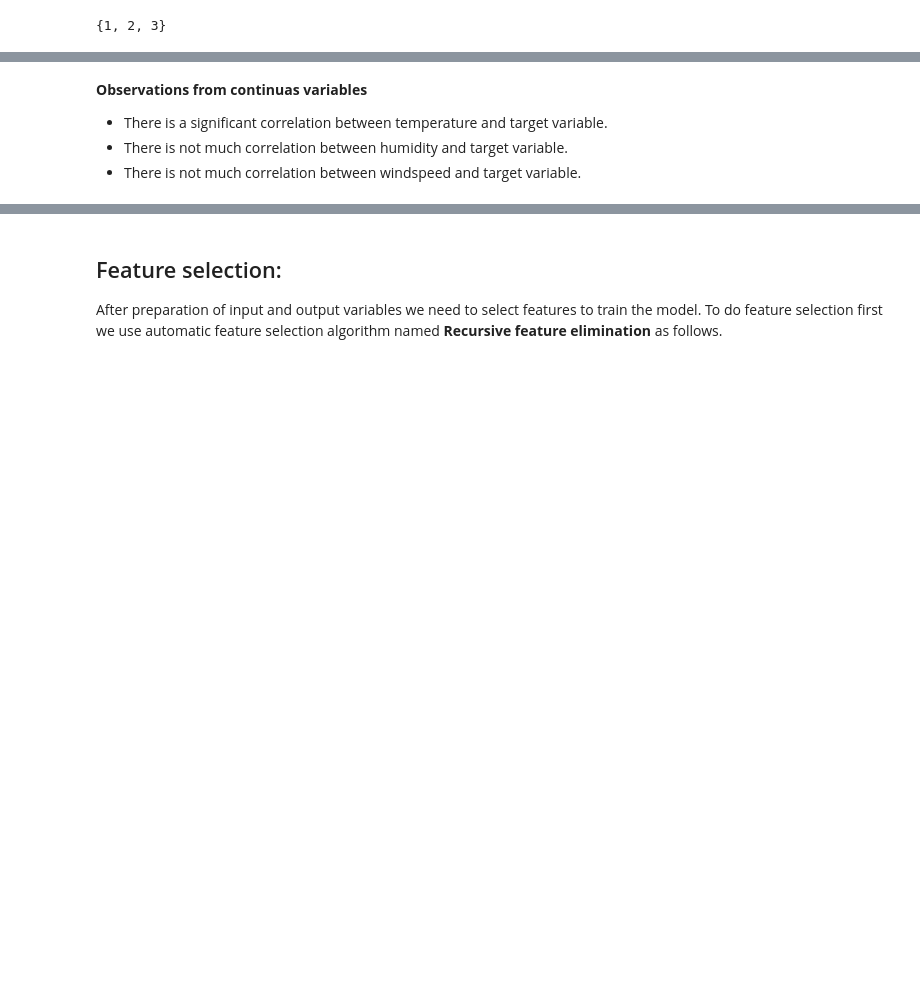
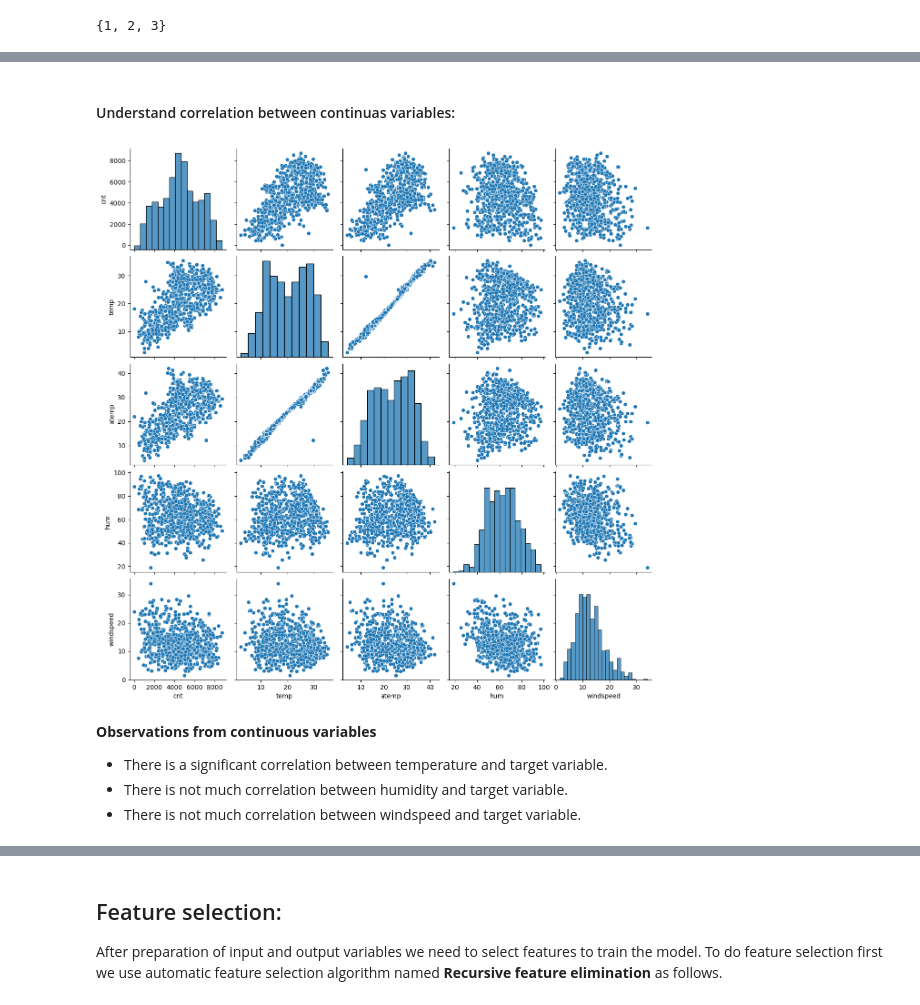
Before and after one commit to bhanu481/BoomBikes-Bikesharing, a Jupyter notebook: BoomBikes-BikeSharing.ipynb, the cells around one changed output, grey strips where cells are left out. Saved outputs shown, nothing was run; the diff lists cells and outputs as text; code cells hidden in the pictures; blank space fills up the shorter version.

```diff
--- a/BoomBikes-BikeSharing.ipynb
+++ b/BoomBikes-BikeSharing.ipynb
@@ -363,10 +339,14 @@ Another data driven metric from temperature and windspeed is Wind Chill Temperat
+# %% [markdown]
+#### Understand correlation between continuas variables:
 # %%
-sns.pairplot(df_sharing[['cnt', 'dpt','temp','atemp', 'hum','windspeed']])
+sns.pairplot(df_sharing[['cnt','temp','atemp', 'hum','windspeed']])
 plt.show()
+# %% [output]
+[figure, added]
 # %% [markdown]
-<b>Observations from continuas variables</b><br>
+<b>Observations from continuous variables</b><br>
  - There is a significant correlation between temperature and target variable.<br>
  - There is not much correlation between humidity and target variable.<br>
- - There is not much correlation between windspeed and target variable.<br>
+- There is not much correlation between windspeed and target variable.<br>
 # %%
 plt.figure(figsize=(15, 10))
```
Also changed, not shown: parts of 93 cells of this notebook.
